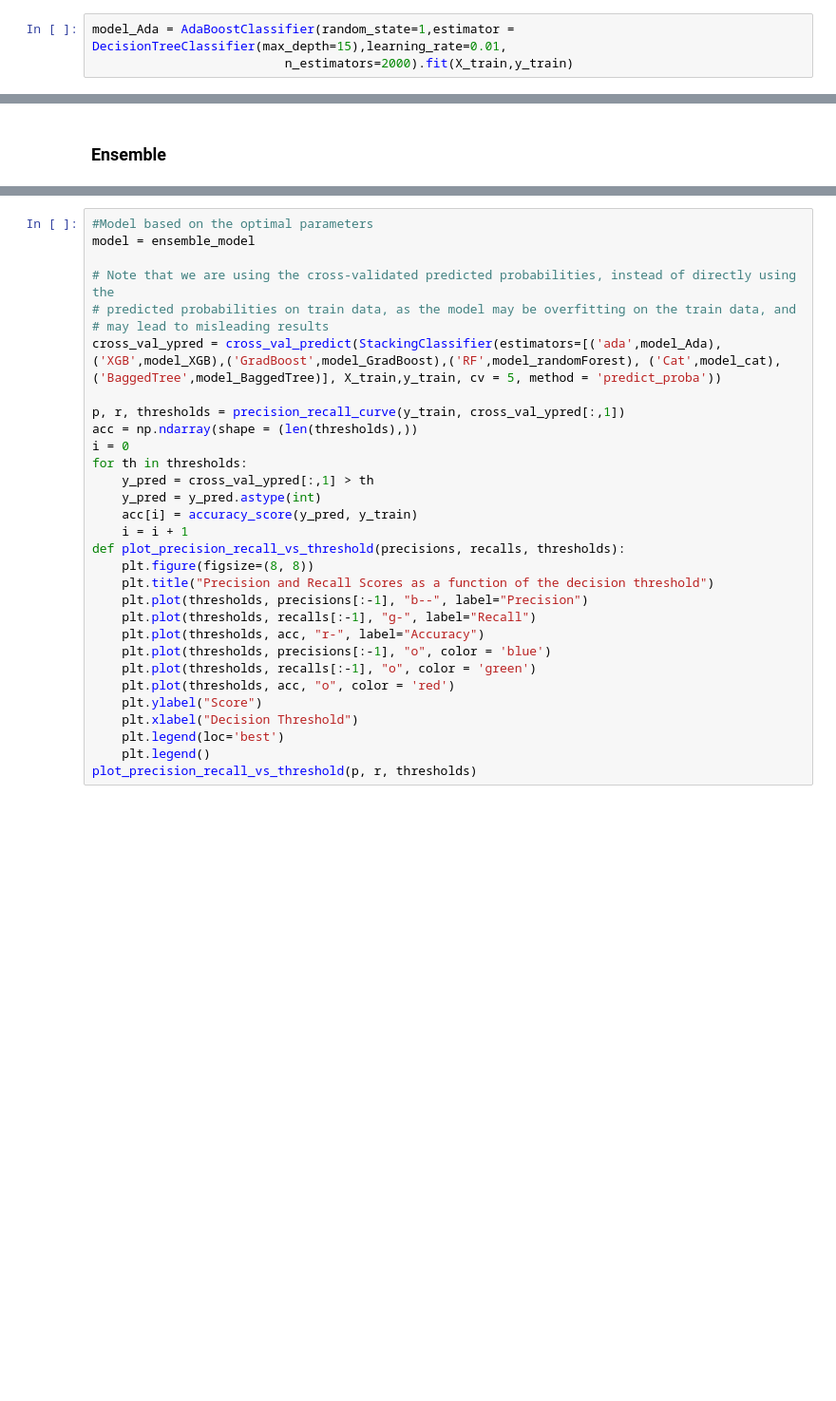
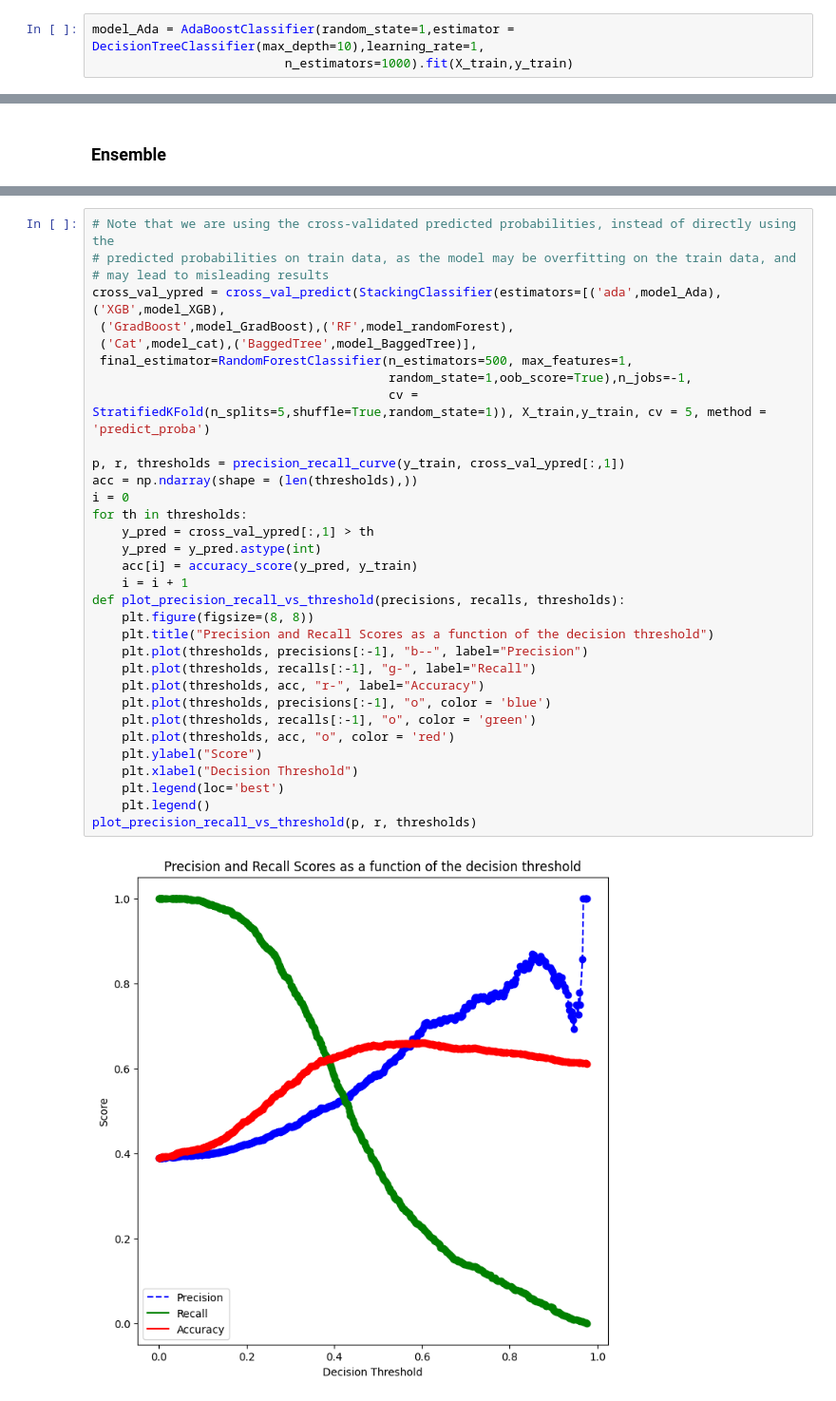
Before and after one commit to catherineerickson/STAT-303-3-Project, a Jupyter notebook: AACK_Ensemble.ipynb, the cells around one changed output, grey strips where cells are left out. Shown at 95% size. Drawn from its saved outputs; the diff is of its cells as text; blank space fills up the shorter version.

Commit message:
finished ensemble
ensembling

```diff
--- a/AACK_Ensemble.ipynb
+++ b/AACK_Ensemble.ipynb
@@ -171,8 +171,8 @@ X_test = X_test_scaled
 # %% [markdown]
 # AdaBoost Model
 # %%
-model_Ada = AdaBoostClassifier(random_state=1,estimator = DecisionTreeClassifier(max_depth=15),learning_rate=0.01,
-                          n_estimators=2000).fit(X_train,y_train)
+model_Ada = AdaBoostClassifier(random_state=1,estimator = DecisionTreeClassifier(max_depth=10),learning_rate=1,
+                          n_estimators=1000).fit(X_train,y_train)
 # %% [markdown]
 ### XGB
 # %%
@@ -262,31 +290,35 @@ StackingClassifier(cv=StratifiedKFold(n_splits=5, random_state=1, shuffle=True),
 # %%
-#Model based on the optimal parameters
-model = ensemble_model
-
 # Note that we are using the cross-validated predicted probabilities, instead of directly using the
 # predicted probabilities on train data, as the model may be overfitting on the train data, and
 # may lead to misleading results
-cross_val_ypred = cross_val_predict(StackingClassifier(estimators=[('ada',model_Ada),('XGB',model_XGB),('GradBoost',model_GradBoost),('RF',model_randomForest), ('Cat',model_cat),('BaggedTree',model_BaggedTree)], X_train,y_train, cv = 5, method = 'predict_proba'))
+cross_val_ypred = cross_val_predict(StackingClassifier(estimators=[('ada',model_Ada),('XGB',model_XGB),
+ ('GradBoost',model_GradBoost),('RF',model_randomForest),
+ ('Cat',model_cat),('BaggedTree',model_BaggedTree)],
+ final_estimator=RandomForestClassifier(n_estimators=500, max_features=1,
+                                        random_state=1,oob_score=True),n_jobs=-1,
+                                        cv = StratifiedKFold(n_splits=5,shuffle=True,random_state=1)), X_train,y_train, cv = 5, method = 'predict_proba')
 
 p, r, thresholds = precision_recall_curve(y_train, cross_val_ypred[:,1])
 acc = np.ndarray(shape = (len(thresholds),))
 i = 0
 for th in thresholds:
     y_pred = cross_val_ypred[:,1] > th
     y_pred = y_pred.astype(int)
     acc[i] = accuracy_score(y_pred, y_train)
     i = i + 1
 def plot_precision_recall_vs_threshold(precisions, recalls, thresholds):
     plt.figure(figsize=(8, 8))
     plt.title("Precision and Recall Scores as a function of the decision threshold")
     plt.plot(thresholds, precisions[:-1], "b--", label="Precision")
     plt.plot(thresholds, recalls[:-1], "g-", label="Recall")
     plt.plot(thresholds, acc, "r-", label="Accuracy")
     plt.plot(thresholds, precisions[:-1], "o", color = 'blue')
     plt.plot(thresholds, recalls[:-1], "o", color = 'green')
     plt.plot(thresholds, acc, "o", color = 'red')
     plt.ylabel("Score")
     plt.xlabel("Decision Threshold")
     plt.legend(loc='best')
     plt.legend()
 plot_precision_recall_vs_threshold(p, r, thresholds)
+# %% [output]
+[figure, added]
```
Also changed, not shown: parts of 7 cells of this notebook.
